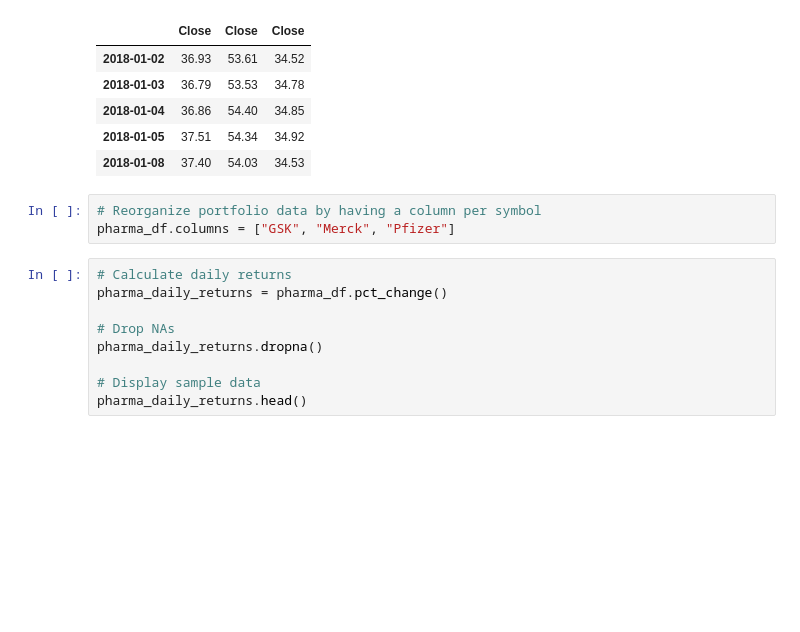
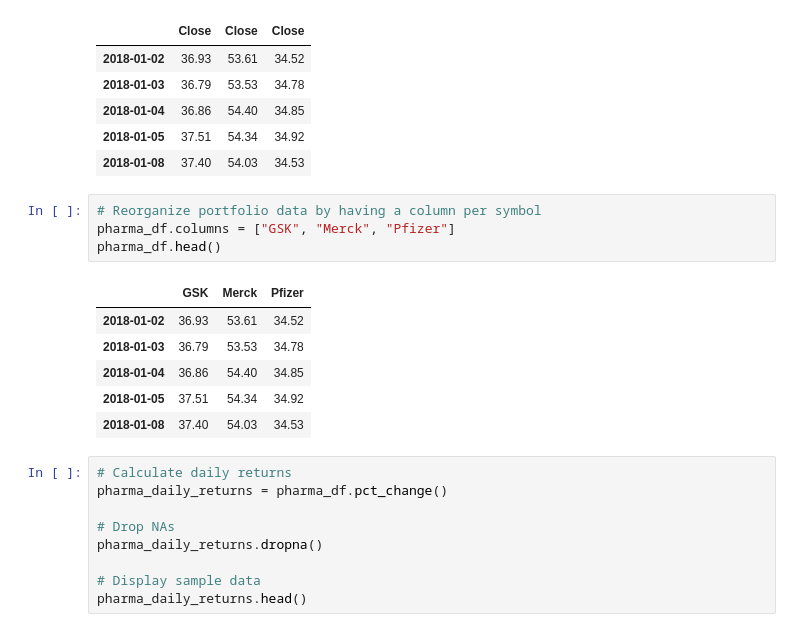
Before and after one commit to Davisg1179/pandas-homework, a Jupyter notebook: whale_analysis.ipynb, the cells around one changed output. Drawn from its saved outputs; the diff is of its cells as text; blank space fills up the shorter version.

```diff
--- a/whale_analysis.ipynb
+++ b/whale_analysis.ipynb
@@ -422,6 +422,14 @@ pharma_df.head()
 # %%
 # Reorganize portfolio data by having a column per symbol
 pharma_df.columns = ["GSK", "Merck", "Pfizer"]
+pharma_df.head()
+# %% [output]
+|  | GSK | Merck | Pfizer |
+| 2018-01-02 | 36.93 | 53.61 | 34.52 |
+| 2018-01-03 | 36.79 | 53.53 | 34.78 |
+| 2018-01-04 | 36.86 | 54.40 | 34.85 |
+| 2018-01-05 | 37.51 | 54.34 | 34.92 |
+| 2018-01-08 | 37.40 | 54.03 | 34.53 |
 # %%
 # Calculate daily returns
 pharma_daily_returns = pharma_df.pct_change()
```
Also changed, not shown: parts of 10 cells of this notebook.
